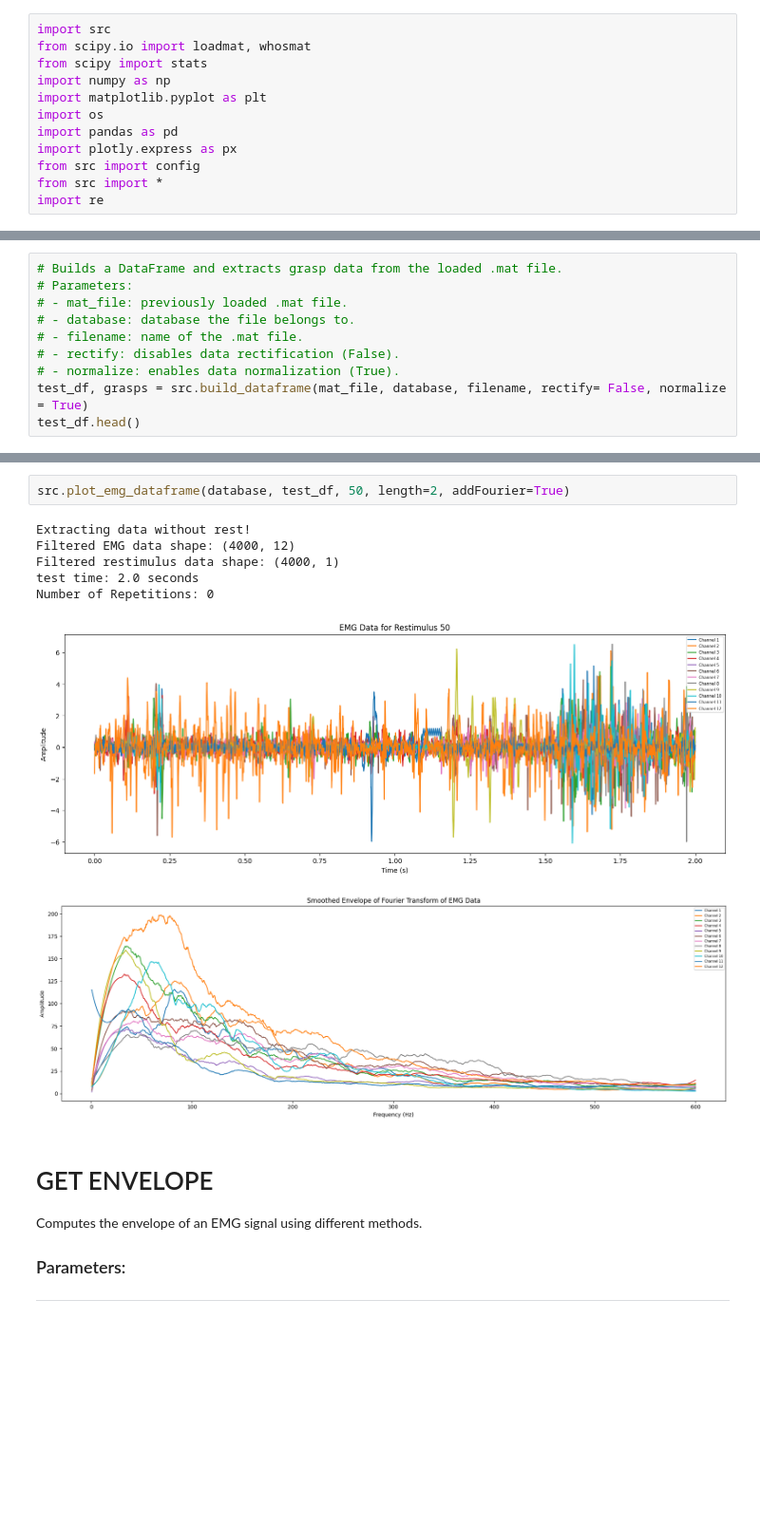
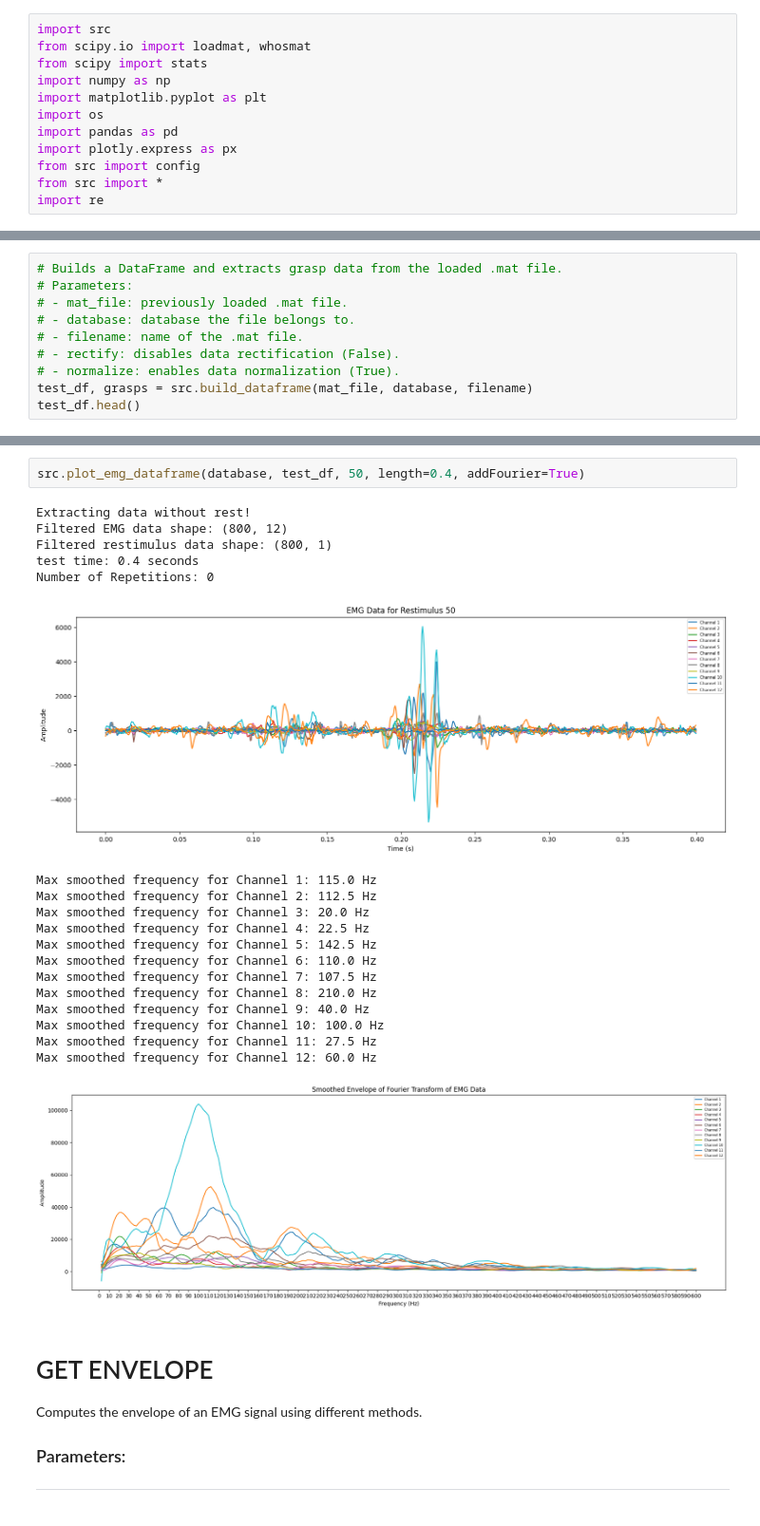
Before and after one commit to DanielSenseAI/IA_ProsthesisUdeA, a Jupyter notebook: envelope_processing.ipynb, the cells around one changed output, grey strips where cells are left out. Shown at 95% size. Saved outputs shown, nothing was run; the diff lists cells and outputs as text; blank space fills up the shorter version.

```diff
--- a/envelope_processing.ipynb
+++ b/envelope_processing.ipynb
@@ -50,7 +50,7 @@ unique       1           NaN           NaN
 # - filename: name of the .mat file.
 # - rectify: disables data rectification (False).
 # - normalize: enables data normalization (True).
-test_df, grasps = src.build_dataframe(mat_file, database, filename, rectify= False, normalize = True)
+test_df, grasps = src.build_dataframe(mat_file, database, filename)
 test_df.head()
 # %% [output]
 New exercise label: A
@@ -67,13 +67,25 @@ New restimulus values in Relabeled: [ 0 50 51 52 53 54 55 56 57 58 59 60 61]
 # %%
-src.plot_emg_dataframe(database, test_df, 50, length=2, addFourier=True)
+src.plot_emg_dataframe(database, test_df, 50, length=0.4, addFourier=True)
 # %% [output]
 Extracting data without rest!
-Filtered EMG data shape: (4000, 12)
-Filtered restimulus data shape: (4000, 1)
-test time: 2.0 seconds
+Filtered EMG data shape: (800, 12)
+Filtered restimulus data shape: (800, 1)
+test time: 0.4 seconds
 Number of Repetitions: 0
-[figure, old version]
+[figure, new version]
+Max smoothed frequency for Channel 1: 115.0 Hz
+Max smoothed frequency for Channel 2: 112.5 Hz
+Max smoothed frequency for Channel 3: 20.0 Hz
+Max smoothed frequency for Channel 4: 22.5 Hz
+Max smoothed frequency for Channel 5: 142.5 Hz
+Max smoothed frequency for Channel 6: 110.0 Hz
+Max smoothed frequency for Channel 7: 107.5 Hz
+Max smoothed frequency for Channel 8: 210.0 Hz
+Max smoothed frequency for Channel 9: 40.0 Hz
+Max smoothed frequency for Channel 10: 100.0 Hz
+Max smoothed frequency for Channel 11: 27.5 Hz
+Max smoothed frequency for Channel 12: 60.0 Hz
-[figure, old version]
+[figure, new version]
 # %% [markdown]
 # GET ENVELOPE
 Computes the envelope of an EMG signal using different methods.
```
Also changed, not shown: parts of 7 cells of this notebook, 5 other files.
